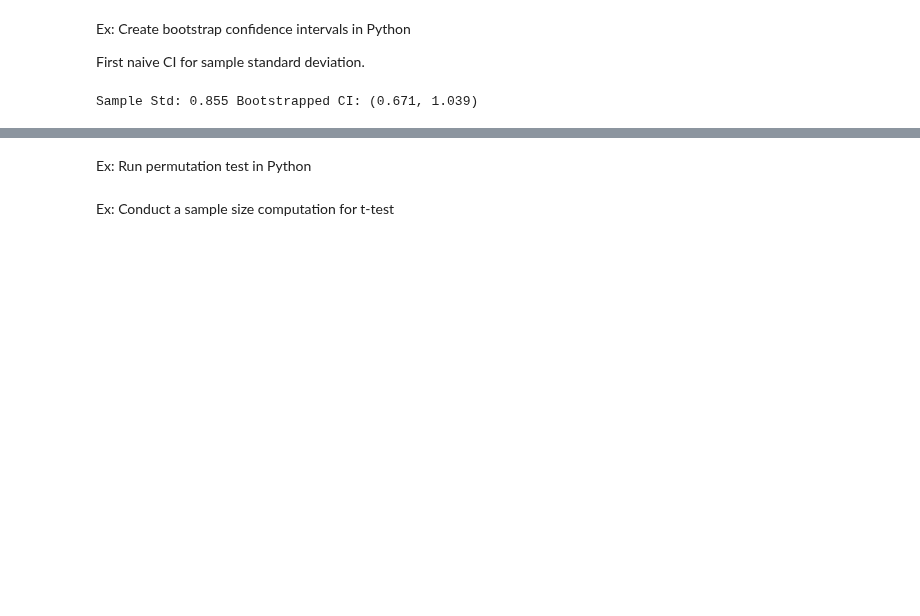
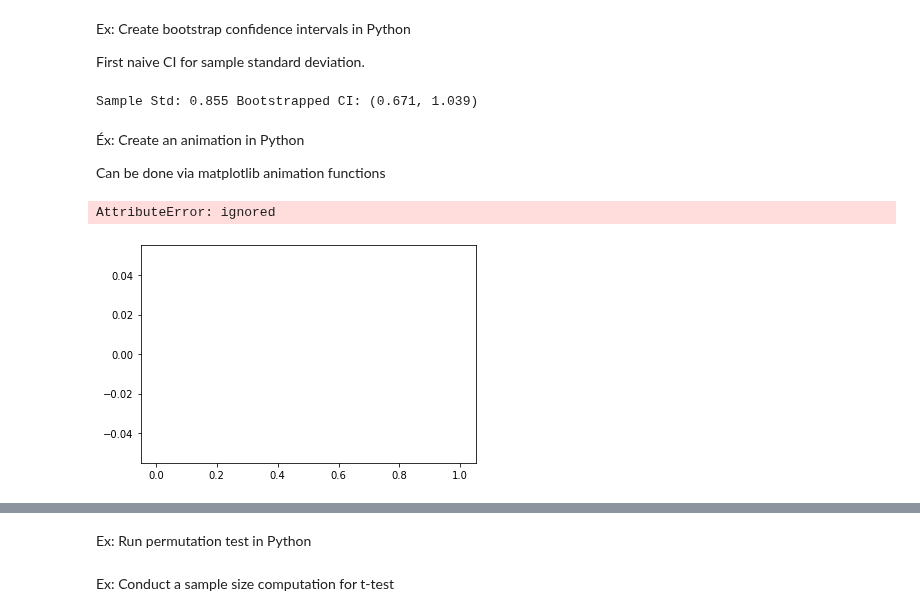
Before and after one commit to RoetGer/decisions-under-uncertainty, a Jupyter notebook: solved_problems.ipynb, the cells around one changed output, grey strips where cells are left out. Drawn from its saved outputs; the diff is of its cells as text; code cells hidden in the pictures; blank space fills up the shorter version.

```diff
--- a/solved_problems.ipynb
+++ b/solved_problems.ipynb
@@ -375,3 +375,7 @@ print('Sample Std: {0:.3f} Bootstrapped CI: ({1:.3f}, {2:.3f})'.format(
     boots_ci[1]))
 # %% [output]
 Sample Std: 0.855 Bootstrapped CI: (0.671, 1.039)
+# %% [markdown]
+Éx: Create an animation in Python
+
+Can be done via matplotlib animation functions
@@ -377,0 +386,24 @@ Sample Std: 0.855 Bootstrapped CI: (0.671, 1.039)
+# %%
+import numpy as np
+import matplotlib.pyplot as plt
+from matplotlib.animation import FuncAnimation
+
+fig, ax = plt.subplots()
+
+class MovingHist:
+  def __init__(self):
+    plt.hist([])
+
+  def __call__(self, i):
+    data = np.random.normal(loc=i, size=100)
+    plt.cla()
+    plt.hist(data)
+
+fig = plt.subplot()
+
+ani = FuncAnimation(fig, MovingHist(), frames=np.linspace(0, 2*np.pi, 5),
+                    blit=True)
+plt.show()
+# %% [output]
+AttributeError: ignored
+[figure, added]
```
Also changed, not shown: parts of 13 cells of this notebook.
